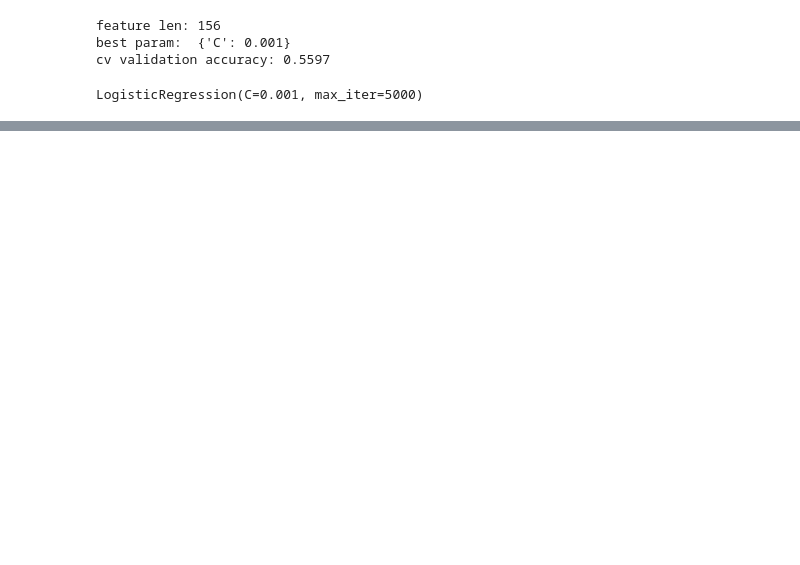
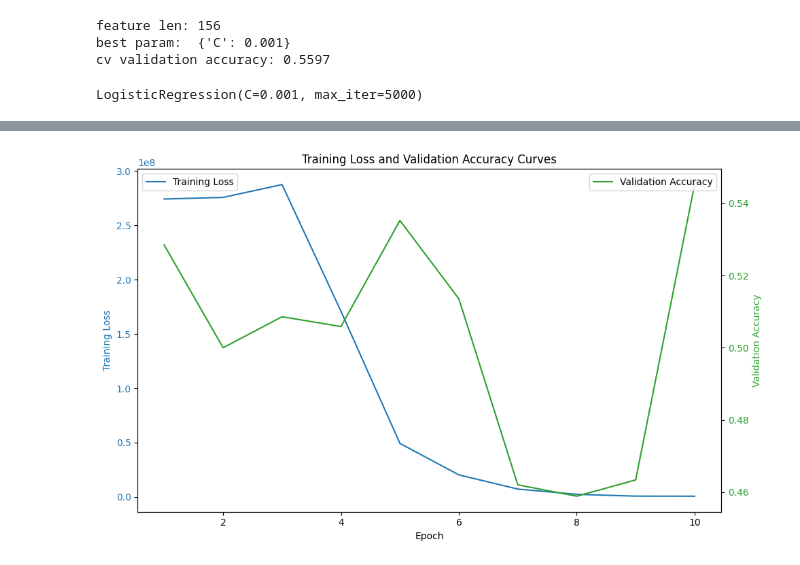
Before and after one commit to stkao05/html-final, a Jupyter notebook: logistic.ipynb, the cells around one changed output, grey strips where cells are left out. Drawn from its saved outputs; the diff is of its cells as text; code cells hidden in the pictures; blank space fills up the shorter version.

```diff
--- a/logistic.ipynb
+++ b/logistic.ipynb
@@ -11,5 +30,5 @@ from data_loader import load_data
 # %%
-data_x, data_y = load_data("data_fill/train_data.csv")
+data_x, data_y = load_data("data_processed/train_data.csv")
 print('feature len:', len([_ for _ in data_x.columns.tolist() ]))
 
 param_grid = {
@@ -18,14 +37,14 @@ param_grid = {
 model = LogisticRegression(penalty='l2', max_iter=5000)
 grid_search = GridSearchCV(estimator=model, param_grid=param_grid, cv=5, scoring='accuracy', n_jobs=-1)
 grid_search.fit(data_x, data_y)
-best_model = grid_search.best_estimator_
+model = grid_search.best_estimator_
 mean_valid = grid_search.cv_results_['mean_test_score'][grid_search.best_index_]
 
 print("best param: ", grid_search.best_params_)
 print(f'cv validation accuracy: {mean_valid:.4f}')
 
 # fit the whole data
-best_model.fit(data_x, data_y)
+model.fit(data_x, data_y)
 # %% [output]
 feature len: 156
 best param:  {'C': 0.001}
@@ -178,0 +257,79 @@ test_sub.to_csv("lgbm_task_1_submission.csv", index=False)
+# %%
+import torch
+import torch.nn as nn
+import torch.optim as optim
+import matplotlib.pyplot as plt
+
+# Assuming MLP is defined elsewhere
+# from your_model_definition import MLP
+fixed_epochs = 10
+best_params = {
+    "batch_size": 64,
+    "hidden_dim": 64,
+    "learning_rate": 1e4,
+}
+
+# Train final model with best params and plot loss/validation accuracy curves
+model = MLP(input_dim=train_x.shape[1],
+            hidden_dim=best_params['hidden_dim'],
+            output_dim=len(torch.unique(train_y)))
+
+criterion = nn.CrossEntropyLoss()
+optimizer = optim.Adam(model.parameters(), lr=best_params['learning_rate'])
+
+train_losses = []
+valid_accuracies = []
+
+for epoch in range(fixed_epochs):
+    model.train()
+    epoch_loss = 0
+    for i in range(0, len(train_x), best_params['batch_size']):
+        batch_x = train_x[i:i + best_params['batch_size']]
+        batch_y = train_y[i:i + best_params['batch_size']]
+
+        optimizer.zero_grad()
+        outputs = model(batch_x)
+        loss = criterion(outputs, batch_y)
+        loss.backward()
+        optimizer.step()
+        epoch_loss += loss.item()
+
+    average_train_loss = epoch_loss / len(train_x)
+    train_losses.append(average_train_loss)
+
+    # Validation
+    model.eval()
+    with torch.no_grad():
+        valid_outputs = model(valid_x)
+        _, predicted = torch.max(valid_outputs, 1)
+        correct = (predicted == valid_y).sum().item()
+        accuracy = correct / len(valid_y)
+        valid_accuracies.append(accuracy)
+
+    # (Optional) Print progress
+    print(f"Epoch [{epoch+1}/{fixed_epochs}], "
+          f"Train Loss: {average_train_loss:.4f}, "
+          f"Valid Accuracy: {accuracy:.4f}")
+
+# Plotting Training Loss and Validation Accuracy
+fig, ax1 = plt.subplots(figsize=(10, 6))
+
+color = 'tab:blue'
+ax1.set_xlabel('Epoch')
+ax1.set_ylabel('Training Loss', color=color)
+ax1.plot(range(1, fixed_epochs + 1), train_losses, label="Training Loss", color=color)
+ax1.tick_params(axis='y', labelcolor=color)
+ax1.legend(loc='upper left')
+
+ax2 = ax1.twinx()  # Instantiate a second axes that shares the same x-axis
+
+color = 'tab:green'
+ax2.set_ylabel('Validation Accuracy', color=color)  # we already handled the x-label with ax1
+ax2.plot(range(1, fixed_epochs + 1), valid_accuracies, label="Validation Accuracy", color=color)
+ax2.tick_params(axis='y', labelcolor=color)
+ax2.legend(loc='upper right')
+
+plt.title("Training Loss and Validation Accuracy Curves")
+fig.tight_layout()  # Otherwise the right y-label is slightly clipped
+plt.show()
+# %% [output]
@@ -178,0 +346 @@ test_sub.to_csv("lgbm_task_1_submission.csv", index=False)
+[figure, added]
```
Also changed, not shown: parts of 20 cells of this notebook.
